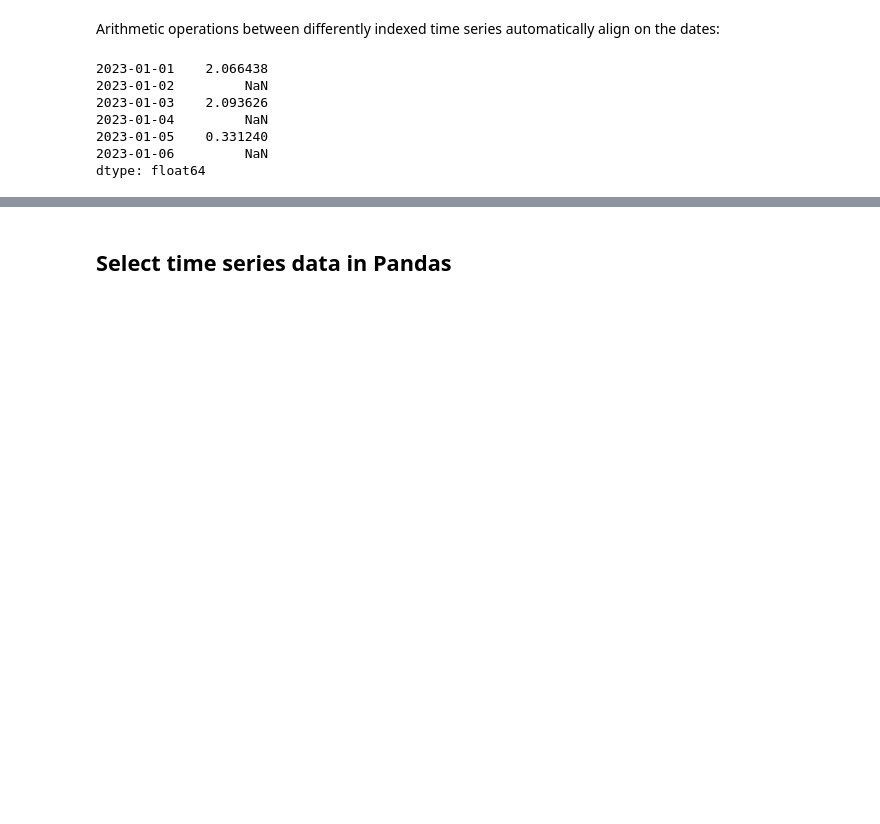
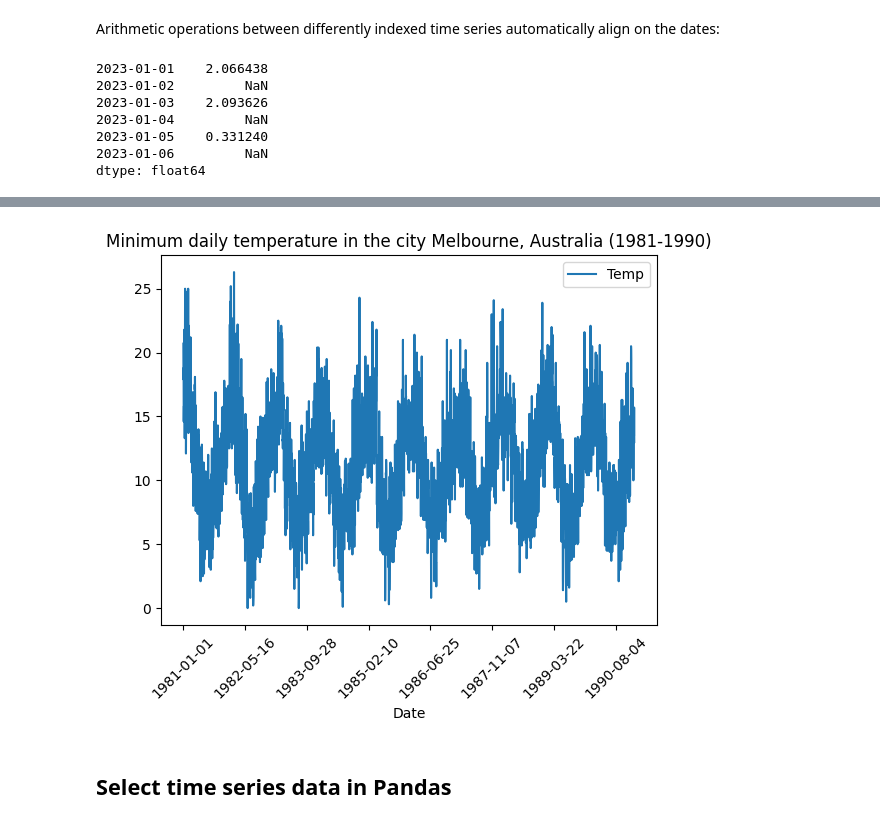
Before and after one commit to xiangshiyin/data-programming-with-python, a Jupyter notebook: 2023-fall/2023-10-10/notebook/code_demo.ipynb, the cells around one changed output, grey strips where cells are left out. Cells and saved outputs as stored; diff of their text form; code cells hidden in the pictures; blank space fills up the shorter version.

```diff
--- a/2023-fall/2023-10-10/notebook/code_demo.ipynb
+++ b/2023-fall/2023-10-10/notebook/code_demo.ipynb
@@ -208,0 +211,3 @@ dtype: float64
+# %%
+min_daily_temperature = pd.read_csv('../data/daily-min-temperatures.csv')
+min_daily_temperature.head(3)
@@ -208,0 +219,4 @@ dtype: float64
+# %%
+# min_daily_temperature.set_index('Date')
+min_daily_temperature.set_index('Date', inplace=True)
+min_daily_temperature.head(3)
@@ -209,3 +231,9 @@ dtype: float64
+# %%
+min_daily_temperature.plot(title='Minimum daily temperature in the city Melbourne, Australia (1981-1990)')
+plt.xticks(rotation=45)
+plt.show()
+# %% [output]
+[figure, added]
 # %% [markdown]
 ## Select time series data in Pandas
 # %% [markdown]
```
Also changed, not shown: parts of 17 cells of this notebook, 1 other file.
